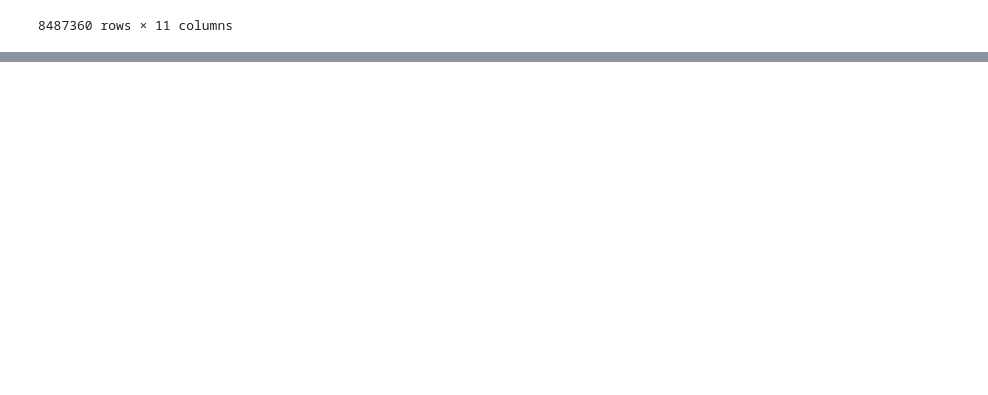
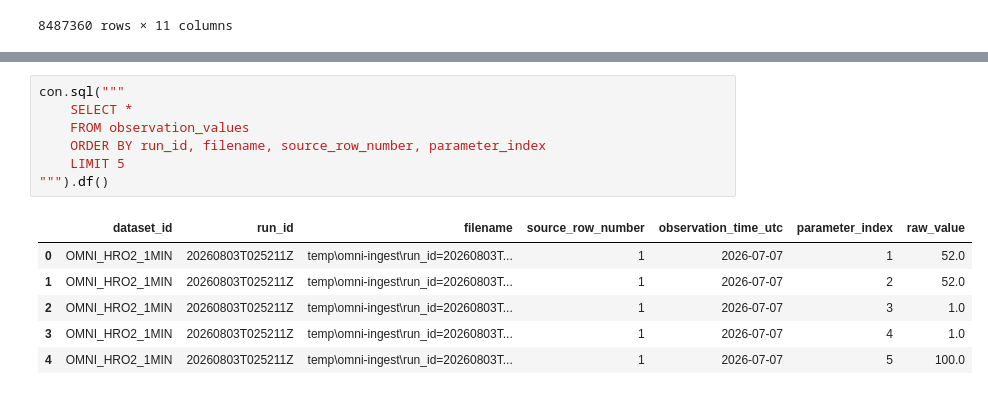
Before and after one commit to keithzyyy/space-weather-project, a Jupyter notebook: notebooks/07_omni_preproc_exploration.ipynb, the cells around one changed output, grey strips where cells are left out. Drawn from its saved outputs; the diff is of its cells as text; blank space fills up the shorter version.

```diff
--- a/notebooks/07_omni_preproc_exploration.ipynb
+++ b/notebooks/07_omni_preproc_exploration.ipynb
@@ -418,0 +668,14 @@ long_observations
+# %%
+con.sql("""
+    SELECT *
+    FROM observation_values
+    ORDER BY run_id, filename, source_row_number, parameter_index
+    LIMIT 5
+""").df()
+# %% [output]
+|  | dataset_id | run_id | filename | source_row_number | observation_time_utc | parameter_index | raw_value |
+| 0 | OMNI_HRO2_1MIN | 20260803T025211Z | temp\omni-ingest\run_id=20260803T... | 1 | 2026-07-07 | 1 | 52.0 |
+| 1 | OMNI_HRO2_1MIN | 20260803T025211Z | temp\omni-ingest\run_id=20260803T... | 1 | 2026-07-07 | 2 | 52.0 |
+| 2 | OMNI_HRO2_1MIN | 20260803T025211Z | temp\omni-ingest\run_id=20260803T... | 1 | 2026-07-07 | 3 | 1.0 |
+| 3 | OMNI_HRO2_1MIN | 20260803T025211Z | temp\omni-ingest\run_id=20260803T... | 1 | 2026-07-07 | 4 | 1.0 |
+| 4 | OMNI_HRO2_1MIN | 20260803T025211Z | temp\omni-ingest\run_id=20260803T... | 1 | 2026-07-07 | 5 | 100.0 |
```
Also changed, not shown: parts of 12 cells of this notebook, 2 other files.
